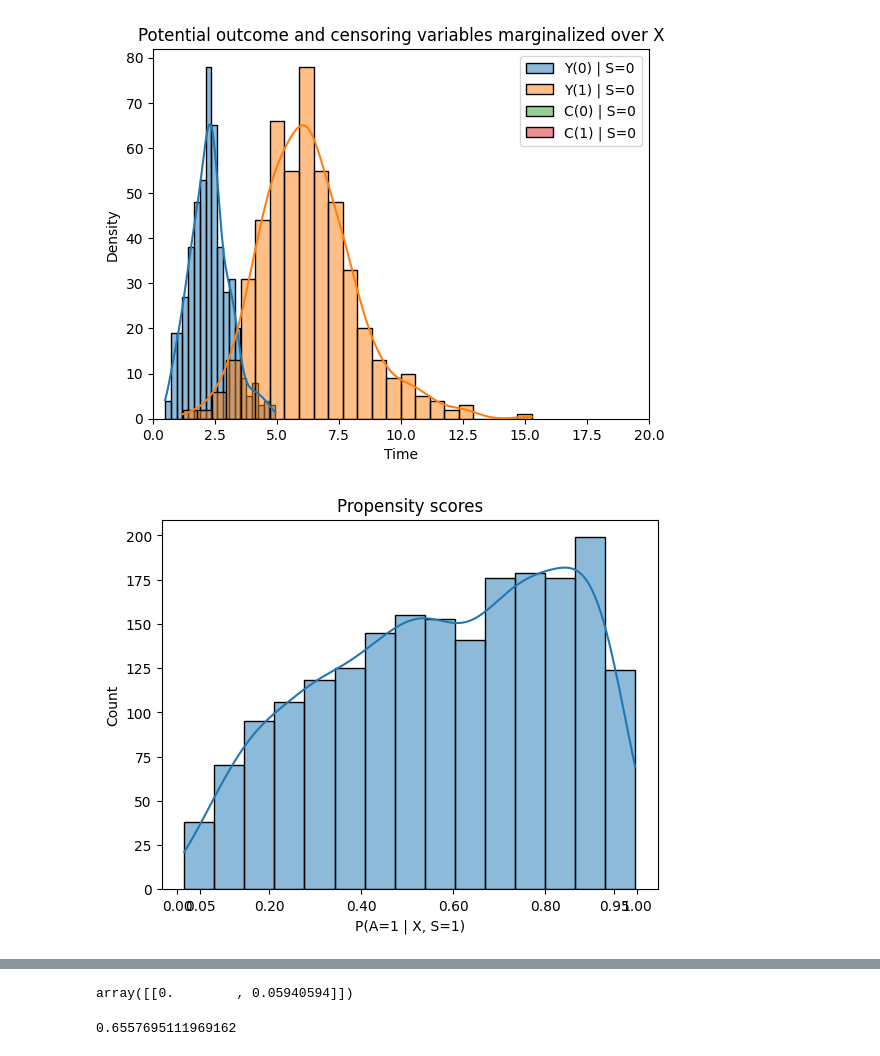
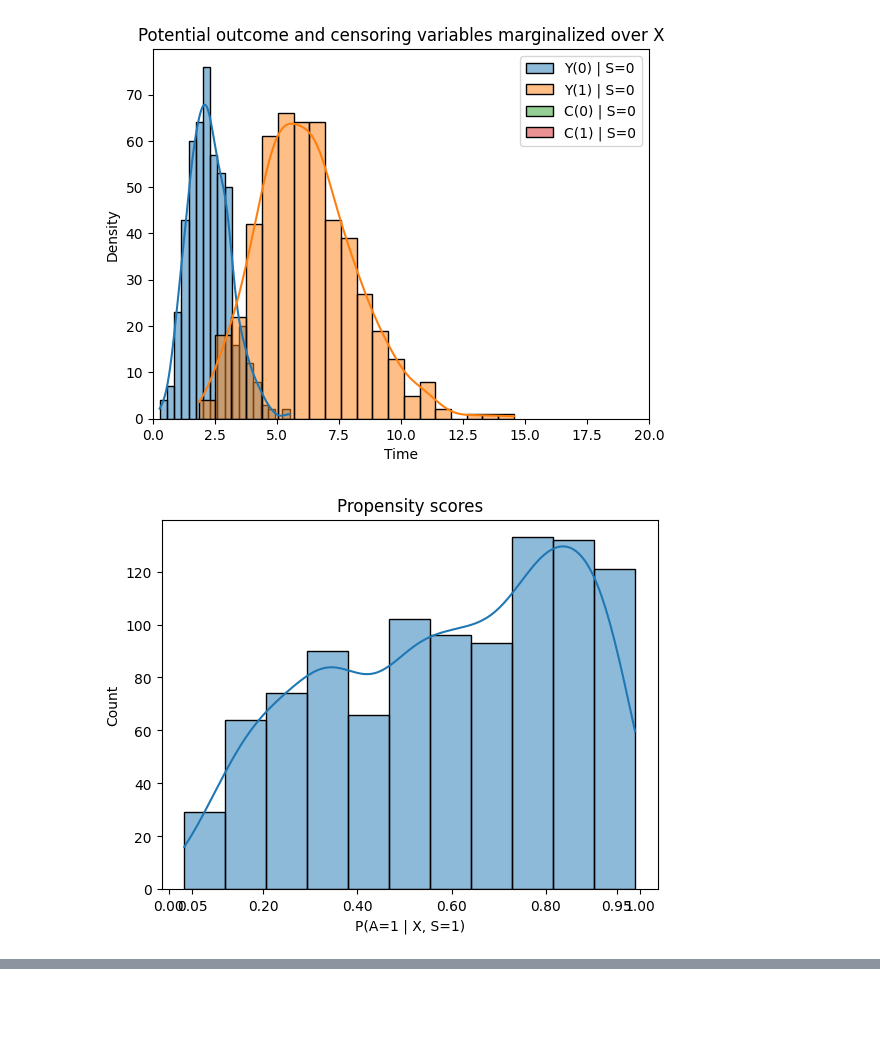
Before and after one commit to demireal/censored-mmr, a Jupyter notebook: main.ipynb, the cells around one changed output, grey strips where cells are left out. Saved outputs shown, nothing was run; the diff lists cells and outputs as text; code cells hidden in the pictures; blank space fills up the shorter version.

```diff
--- a/main.ipynb
+++ b/main.ipynb
@@ -16,11 +16,11 @@ from SyntheticDataModule import *
 from estimators import *
 from utils import *
 # %%
-mmr_keys = ["IPW-Drop"]
+mmr_keys = ["IPCW", "CDR", "CDR-MissF"]
 CD = 10
 UC = 0
 jD = read_json('complete-IC/samePO.json', CD, UC, mmr_keys)
-m = 4
+m = 2
 os_size = int(jD['rct_size'] * m)
 
 t1 = time()
@@ -60,2 +60,2 @@ RCT size: 500, OS size: 2000, time elapsed: 4.18
-[figure, old version]
+[figure, new version]
-[figure, old version]
+[figure, new version]
@@ -63,4 +63,2 @@ RCT size: 500, OS size: 2000, time elapsed: 4.18
 # %%
 mmr_stats
-# %% [output]
-array([[0.        , 0.05940594]])
@@ -139,4 +64,0 @@ def eval_Qfunc_arr_v2(s, a, x, Gb_sa_t_idx, Fb_Y, thresh=1e-10):
-# %%
-np.random.randn()
-# %% [output]
-0.6557695111969162
```
Also changed, not shown: parts of 19 cells of this notebook, 8 other files.
